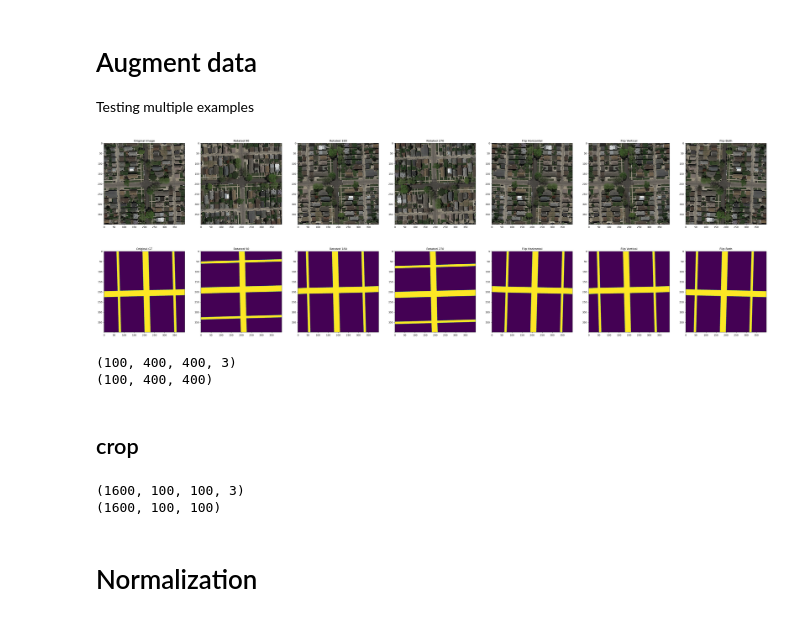
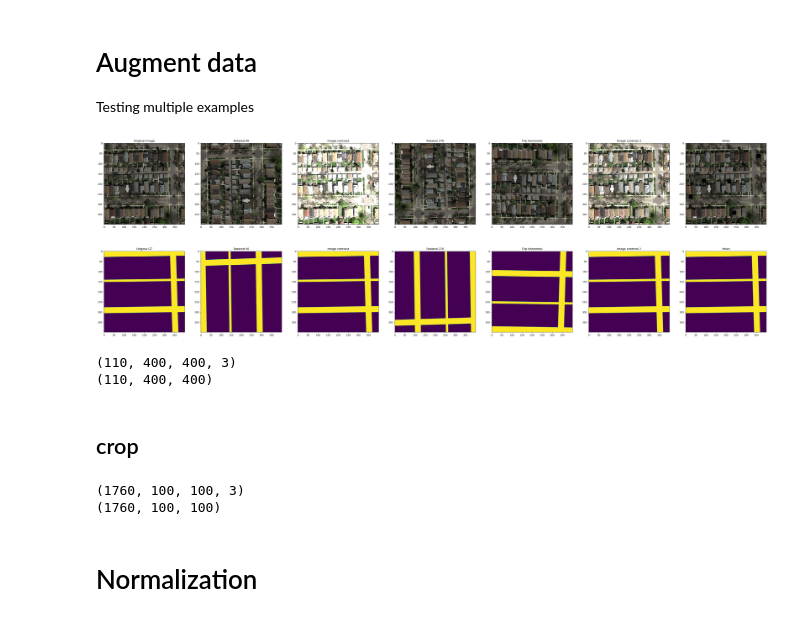
Before and after one commit to Maeeen/ma1-ml-proj2, a Jupyter notebook: main.ipynb, the cells around one changed output. Saved outputs shown, nothing was run; the diff lists cells and outputs as text; code cells hidden in the pictures.

```diff
--- a/main.ipynb
+++ b/main.ipynb
@@ -40,22 +40,25 @@ IMAGES_GT = np.asarray(read_all_images(IMAGE_GT_DIR))
 IMAGES_SRC.shape
 # %% [output]
 (100, 400, 400, 3)
+# %%
+IMAGES_SRC = IMAGES_SRC[:10, ...]
+IMAGES_GT = IMAGES_GT[:10, ...]
 # %% [markdown]
 # Augment data
 
 Testing multiple examples
 # %%
-visualize_augmented_data(IMAGES_SRC, IMAGES_GT)
+visualize_augmented_data(IMAGES_SRC[:-5:-1], IMAGES_GT[:-5:-1])
 # %% [output]
-[figure, old version]
+[figure, new version]
 # %%
 augmented_src, augmented_gt = augment_data(IMAGES_SRC, IMAGES_GT)
 #augmented_src, augmented_gt = IMAGES_SRC, IMAGES_GT
 print(augmented_src.shape)
 print(augmented_gt.shape)
 # %% [output]
-(100, 400, 400, 3)
-(100, 400, 400)
+(110, 400, 400, 3)
+(110, 400, 400)
 # %% [markdown]
 ## crop
 # %%
@@ -64,8 +67,8 @@ cropped_src, cropped_gt = np.asarray([img_crop(img, PATCH_SIZE, PATCH_SIZE) for
 print(cropped_src.shape)
 print(cropped_gt.shape)
 # %% [output]
-(1600, 100, 100, 3)
-(1600, 100, 100)
+(1760, 100, 100, 3)
+(1760, 100, 100)
 # %% [markdown]
 # Normalization
 # %%
```
Also changed, not shown: parts of 4 cells of this notebook, 2 other files.
